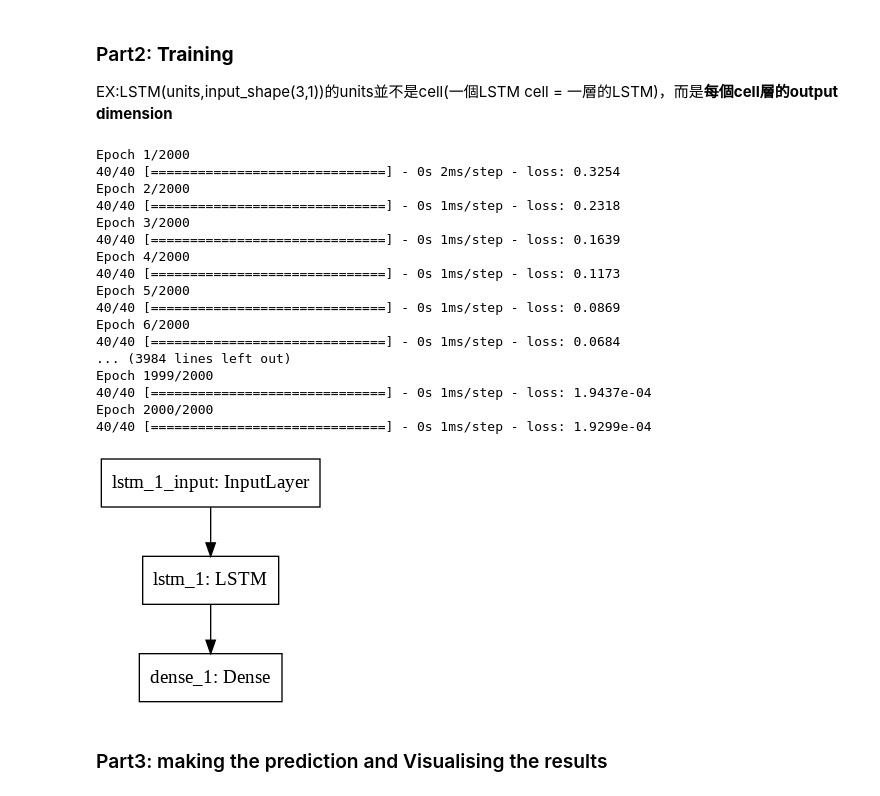
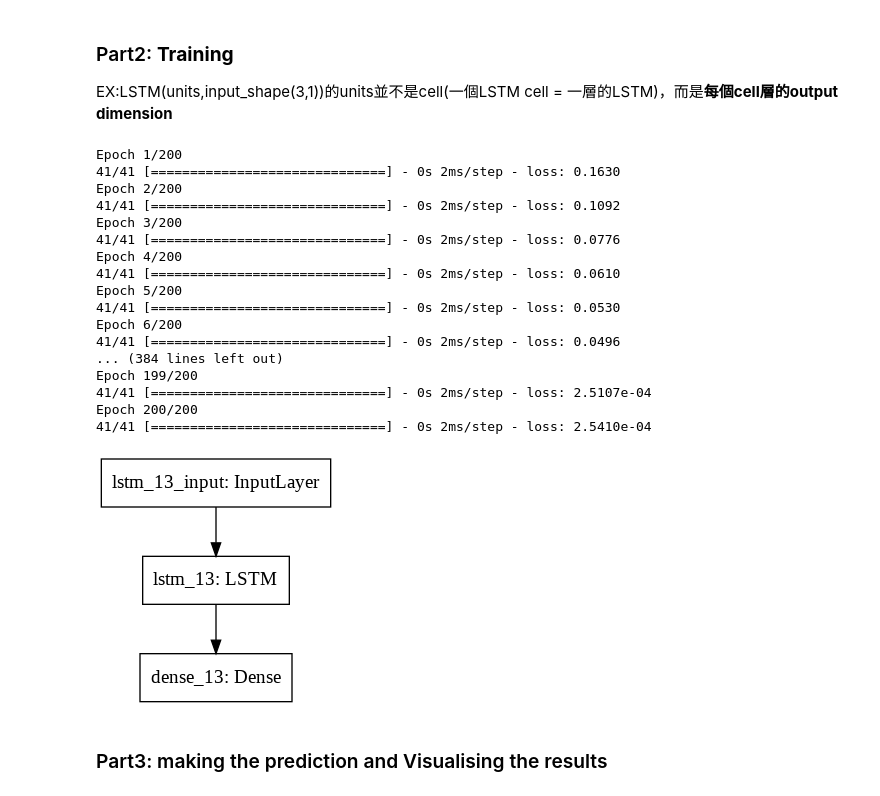
Before and after one commit to louis8ok1/LSTM_Stock, a Jupyter notebook: LSTM_Stock_Prediction.ipynb, the cells around one changed output. Saved outputs shown, nothing was run; the diff lists cells and outputs as text; code cells hidden in the pictures.

```diff
--- a/LSTM_Stock_Prediction.ipynb
+++ b/LSTM_Stock_Prediction.ipynb
@@ -34,12 +34,12 @@ normal = MinMaxScaler()
 training_set = normal.fit_transform(training_set)
 
 # Getting the inputs and the ouputs
-X_train = training_set[0:1252]
-y_train = training_set[1:1253]
+X_train = training_set[0:1294]
+y_train = training_set[1:1295]
 
 # Reshaping
 
-x_train = np.reshape(X_train, (1252, 1, 1))
+X_train = np.reshape(X_train, (1294, 1, 1))
 # %% [markdown]
 ### Part2: **Training**
 
@@ -47,52 +47,52 @@ EX:LSTM(units,input_shape(3,1))的units並不是cell(一個LSTM cell = 一層的
 # %%
 #	The Sequential class that will initialise RNN
 # The Dense class create the output layer of RNN
 # The LSTM class make RNN have "Long Memory"
 
 
 from keras.models import Sequential
 from keras.layers import Dense
 from keras.layers import LSTM
 
 #Create the RNN
 regressor = Sequential()
 
 # Adding the input layer and the LSTM layer
 #1 because we have just 1 col input
 regressor.add(LSTM(units = 4, activation = 'sigmoid', input_shape = (None, 1)))
 
 # Adding the output layer
 
 regressor.add(Dense(units = 1))
 
 
-regressor.compile(optimizer = 'Adam',loss = 'MeanSquaredError')
+regressor.compile(optimizer = 'adam', loss = 'mean_squared_error')
 
 #training model
 #epochs = 256 for better convergence
-regressor.fit(x=x_train,y=y_train,batch_size=32,epochs=2000)
+regressor.fit(X_train,y_train,batch_size=32,epochs=200)
 
 from keras.utils import plot_model
 plot_model(regressor, to_file='regressor.png')
 # %% [output]
-Epoch 1/2000
-40/40 [==============================] - 0s 2ms/step - loss: 0.3254
-Epoch 2/2000
-40/40 [==============================] - 0s 1ms/step - loss: 0.2318
-Epoch 3/2000
-40/40 [==============================] - 0s 1ms/step - loss: 0.1639
-Epoch 4/2000
-40/40 [==============================] - 0s 1ms/step - loss: 0.1173
-Epoch 5/2000
-40/40 [==============================] - 0s 1ms/step - loss: 0.0869
-Epoch 6/2000
-40/40 [==============================] - 0s 1ms/step - loss: 0.0684
-... (3984 lines left out)
-Epoch 1999/2000
-40/40 [==============================] - 0s 1ms/step - loss: 1.9437e-04
-Epoch 2000/2000
-40/40 [==============================] - 0s 1ms/step - loss: 1.9299e-04
+Epoch 1/200
+41/41 [==============================] - 0s 2ms/step - loss: 0.1630
+Epoch 2/200
+41/41 [==============================] - 0s 2ms/step - loss: 0.1092
+Epoch 3/200
+41/41 [==============================] - 0s 2ms/step - loss: 0.0776
+Epoch 4/200
+41/41 [==============================] - 0s 2ms/step - loss: 0.0610
+Epoch 5/200
+41/41 [==============================] - 0s 2ms/step - loss: 0.0530
+Epoch 6/200
+41/41 [==============================] - 0s 2ms/step - loss: 0.0496
+... (384 lines left out)
+Epoch 199/200
+41/41 [==============================] - 0s 2ms/step - loss: 2.5107e-04
+Epoch 200/200
+41/41 [==============================] - 0s 2ms/step - loss: 2.5410e-04
-[figure, old version]
+[figure, new version]
 # %% [markdown]
 ### Part3: making the prediction and Visualising the results
 # %%
```
Also changed, not shown: parts of 1 cell of this notebook.
